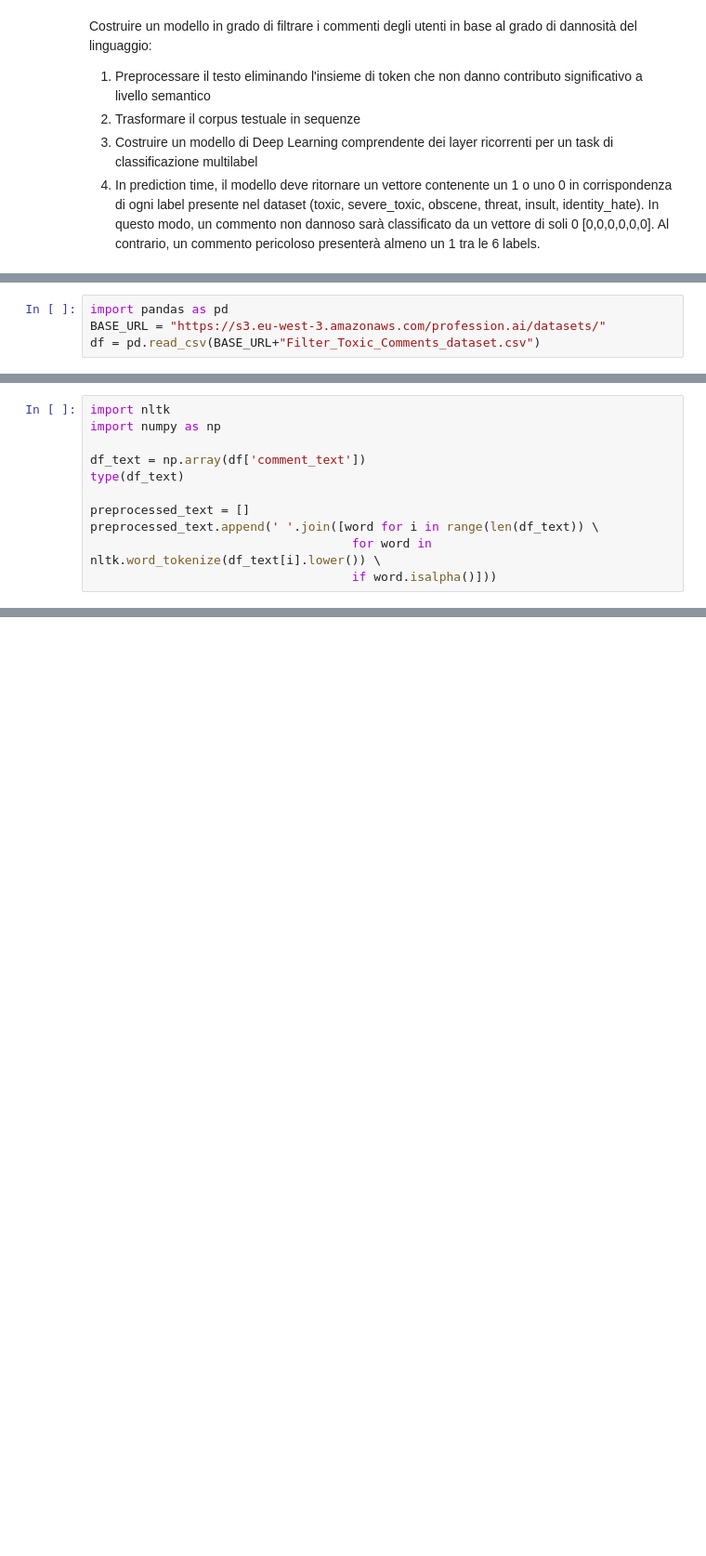
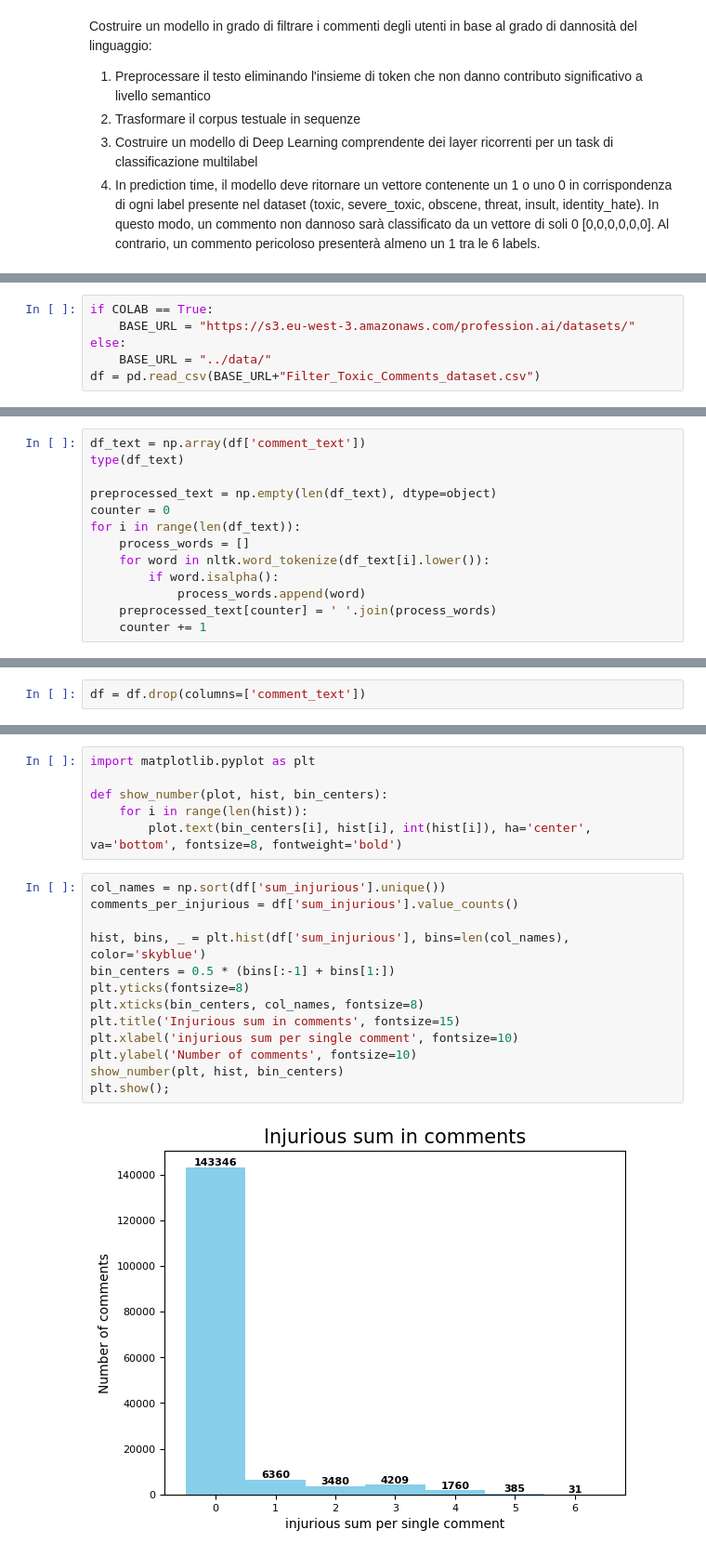
Before and after one commit to EnricoMiche1210760/toxic_comments_filter, a Jupyter notebook: src/progetto_toxic_comments_filter.ipynb, the cells around one changed output, grey strips where cells are left out. Shown: that part at 93% size. Cells and saved outputs as stored; diff of their text form; blank space fills up the shorter version.

```diff
--- a/src/progetto_toxic_comments_filter.ipynb
+++ b/src/progetto_toxic_comments_filter.ipynb
@@ -15,6 +23,8 @@ InteractiveShell.ast_node_interactivity = "all"
 # %%
-import pandas as pd
-BASE_URL = "https://s3.eu-west-3.amazonaws.com/profession.ai/datasets/"
+if COLAB == True:
+    BASE_URL = "https://s3.eu-west-3.amazonaws.com/profession.ai/datasets/"
+else:
+    BASE_URL = "../data/"
 df = pd.read_csv(BASE_URL+"Filter_Toxic_Comments_dataset.csv")
 # %%
 df.head()
@@ -25,11 +58,13 @@ len(df)
 # %%
-import nltk
-import numpy as np
-
 df_text = np.array(df['comment_text'])
 type(df_text)
 
-preprocessed_text = []
-preprocessed_text.append(' '.join([word for i in range(len(df_text)) \
-                                    for word in nltk.word_tokenize(df_text[i].lower()) \
-                                    if word.isalpha()]))
+preprocessed_text = np.empty(len(df_text), dtype=object)
+counter = 0
+for i in range(len(df_text)):
+    process_words = []
+    for word in nltk.word_tokenize(df_text[i].lower()):
+        if word.isalpha():
+            process_words.append(word)
+    preprocessed_text[counter] = ' '.join(process_words)
+    counter += 1
@@ -38,0 +81,2 @@ preprocessed_text[0]
+# %%
+df = df.drop(columns=['comment_text'])
@@ -38,0 +96,21 @@ preprocessed_text[0]
+# %%
+import matplotlib.pyplot as plt
+
+def show_number(plot, hist, bin_centers):
+    for i in range(len(hist)):
+        plot.text(bin_centers[i], hist[i], int(hist[i]), ha='center', va='bottom', fontsize=8, fontweight='bold')
+# %%
+col_names = np.sort(df['sum_injurious'].unique())
+comments_per_injurious = df['sum_injurious'].value_counts()
+
+hist, bins, _ = plt.hist(df['sum_injurious'], bins=len(col_names), color='skyblue')
+bin_centers = 0.5 * (bins[:-1] + bins[1:])
+plt.yticks(fontsize=8)
+plt.xticks(bin_centers, col_names, fontsize=8)
+plt.title('Injurious sum in comments', fontsize=15)
+plt.xlabel('injurious sum per single comment', fontsize=10)
+plt.ylabel('Number of comments', fontsize=10)
+show_number(plt, hist, bin_centers)
+plt.show();
+# %% [output]
+[figure, added]
```
Also changed, not shown: parts of 10 cells of this notebook, 1 other file.
